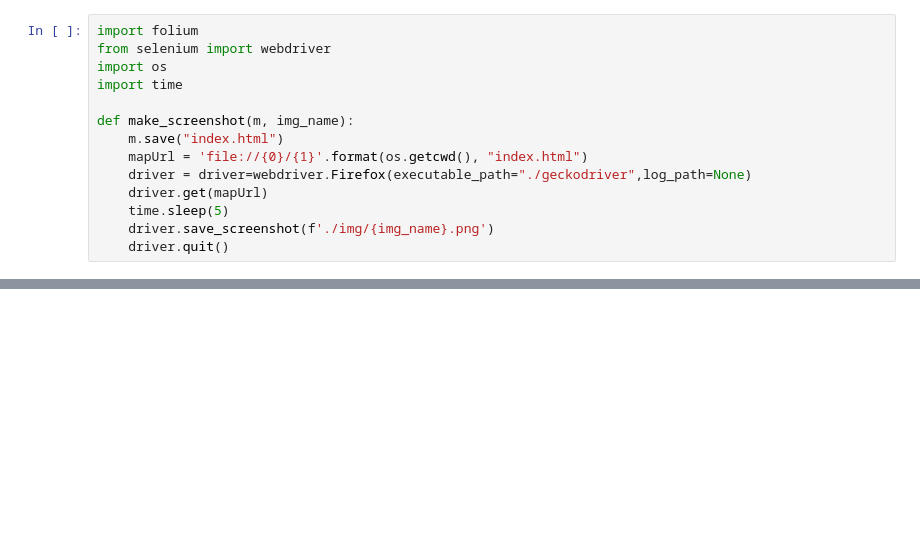
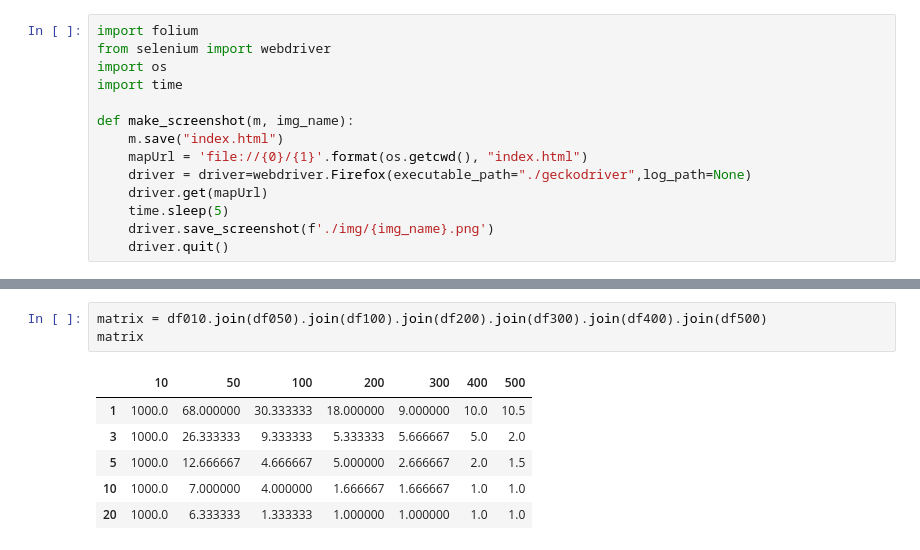
Before and after one commit to beco-app/beco-project, a Jupyter notebook: backend/data_base/map/map.ipynb, the cells around one changed output, grey strips where cells are left out. Saved outputs shown, nothing was run; the diff lists cells and outputs as text; blank space fills up the shorter version.

```diff
--- a/backend/data_base/map/map.ipynb
+++ b/backend/data_base/map/map.ipynb
@@ -94,0 +106,10 @@ m
+# %%
+matrix = df010.join(df050).join(df100).join(df200).join(df300).join(df400).join(df500)
+matrix
+# %% [output]
+|  | 10 | 50 | 100 | 200 | 300 | 400 | 500 |
+| 1 | 1000.0 | 68.000000 | 30.333333 | 18.000000 | 9.000000 | 10.0 | 10.5 |
+| 3 | 1000.0 | 26.333333 | 9.333333 | 5.333333 | 5.666667 | 5.0 | 2.0 |
+| 5 | 1000.0 | 12.666667 | 4.666667 | 5.000000 | 2.666667 | 2.0 | 1.5 |
+| 10 | 1000.0 | 7.000000 | 4.000000 | 1.666667 | 1.666667 | 1.0 | 1.0 |
+| 20 | 1000.0 | 6.333333 | 1.333333 | 1.000000 | 1.000000 | 1.0 | 1.0 |
```
Also changed, not shown: parts of 4 cells of this notebook, 4 other files.
